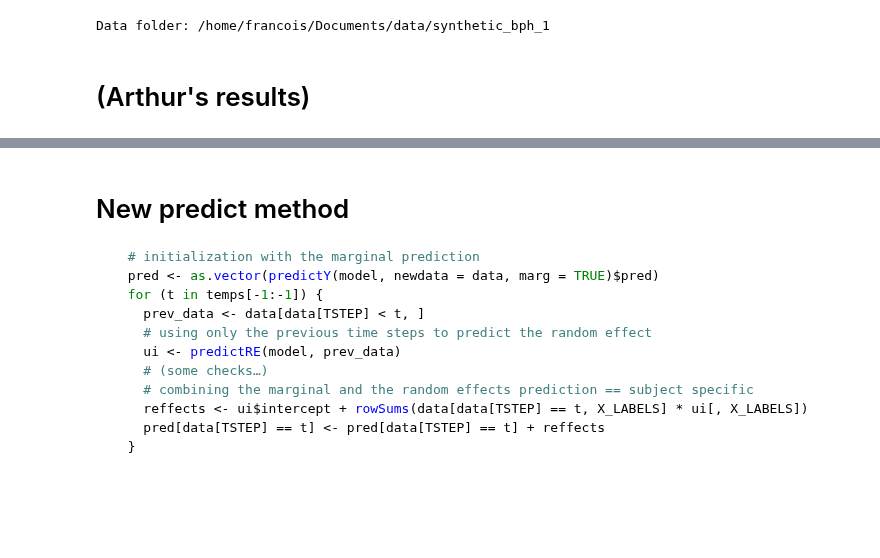
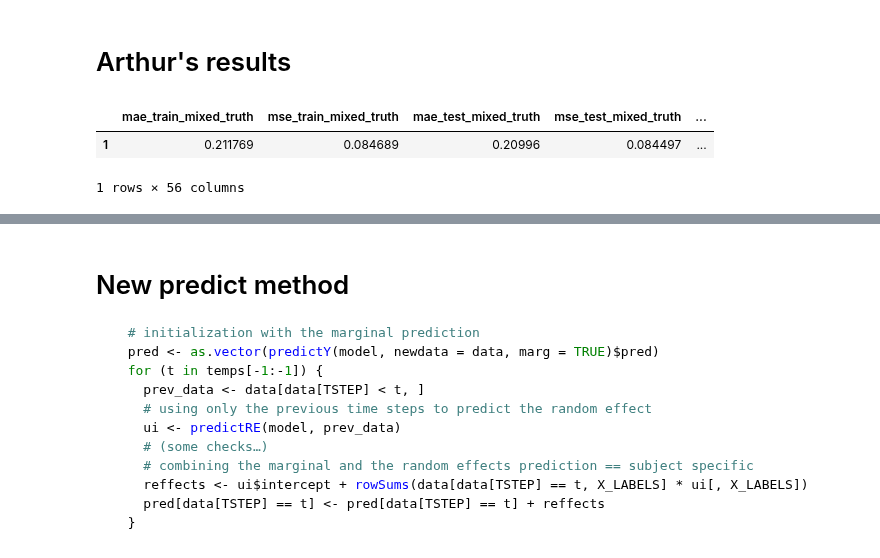
Before and after one commit to FrankwaP/subSISTM, a Jupyter notebook: models/prediction_errors.ipynb, the cells around one changed output, grey strips where cells are left out. Saved outputs shown, nothing was run; the diff lists cells and outputs as text; code cells hidden in the pictures; blank space fills up the shorter version.

```diff
--- a/models/prediction_errors.ipynb
+++ b/models/prediction_errors.ipynb
@@ -14,8 +14,11 @@ from reservoirs_synthetic_bph.utils.global_config import (
     METRIC_CSV_FILE,
 )
 from reservoirs_synthetic_bph.utils.post_processing import METRIC, DSET, TGT, VAL
+
+MDL = "model"
+SPEC = "spec."
+NOISE = "w/ noise"
+NONOISE = "w/o noise"
-# %% [output]
-Data folder: /home/francois/Documents/data/synthetic_bph_1
 # %%
 def apply_style(df: pd.DataFrame):
     # use df.to_html() to find the CSS labels
@@ -40,4 +80,14 @@ names_conversions = [
 # %% [markdown]
-# (Arthur's results)
+# Arthur's results
 # %%
-# pd.read_csv(DATA_DIR + '/Résultats
+arthur_metrics = pd.read_csv(
+    DATA_DIR + "/Résultats/Performances_moyennes.csv", index_col=0
+).drop(
+    columns=["mse_test_fixed_obs.1"]
+)  # I've checked: it a duplicate
+# there is also "Résultats simulation.csv" with MSE/MAE for each simulation
+arthur_metrics
+# %% [output]
+|  | mae_train_mixed_truth | mse_train_mixed_truth | mae_test_mixed_truth | mse_test_mixed_truth | ... |
+| 1 | 0.211769 | 0.084689 | 0.20996 | 0.084497 | ... |
+1 rows × 56 columns
```
Also changed, not shown: parts of 5 cells of this notebook.
